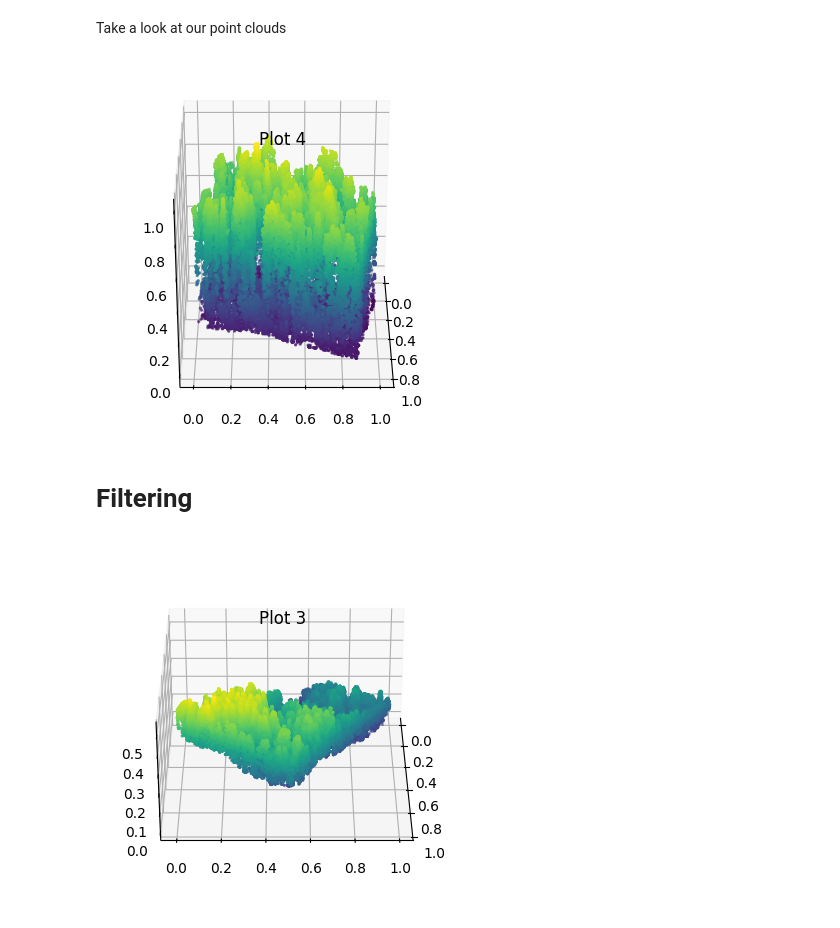
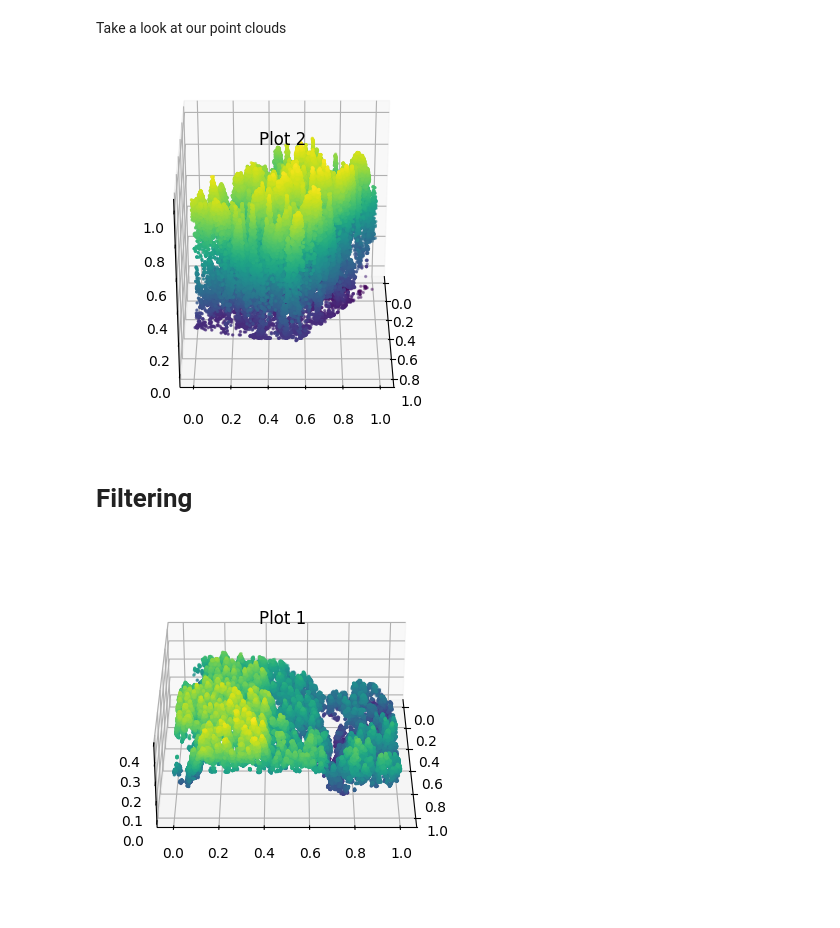
Before and after one commit to andreunilux/LIDAR-Based-Tree-Detection, a Jupyter notebook: Project3.ipynb, the cells around one changed output. Cells and saved outputs as stored; diff of their text form; code cells hidden in the pictures.

```diff
--- a/Project3.ipynb
+++ b/Project3.ipynb
@@ -80,8 +81,9 @@ def plot_3d_cloud(df,i):
     ax.set_title("Plot " + str (i), y=0.83)
 
     ax.set_aspect("equal")
-plot_3d_cloud(lidardf,4)
+
+plot_3d_cloud(lidardf,2)
 # %% [output]
-[figure, old version]
+[figure, new version]
 # %% [markdown]
 # Filtering
@@ -135,4 +140,4 @@ lidardf = load_and_filter(0.2,0.1,0.1)
 # %%
-plot_3d_cloud(lidardf,3)
+plot_3d_cloud(lidardf,1)
 # %% [output]
-[figure, old version]
+[figure, new version]
```
Also changed, not shown: parts of 3 cells of this notebook.
